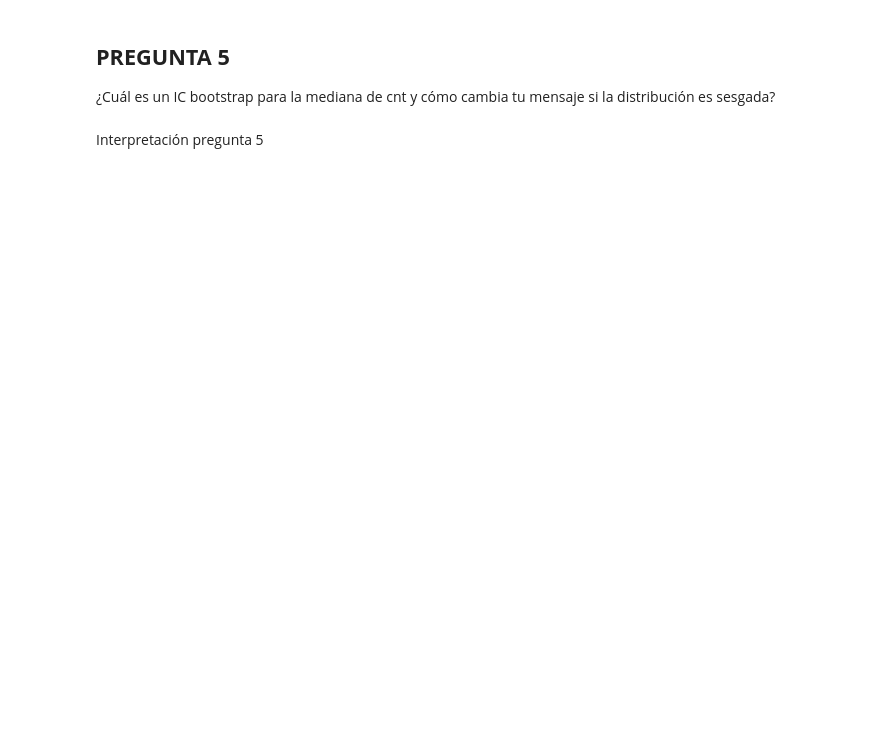
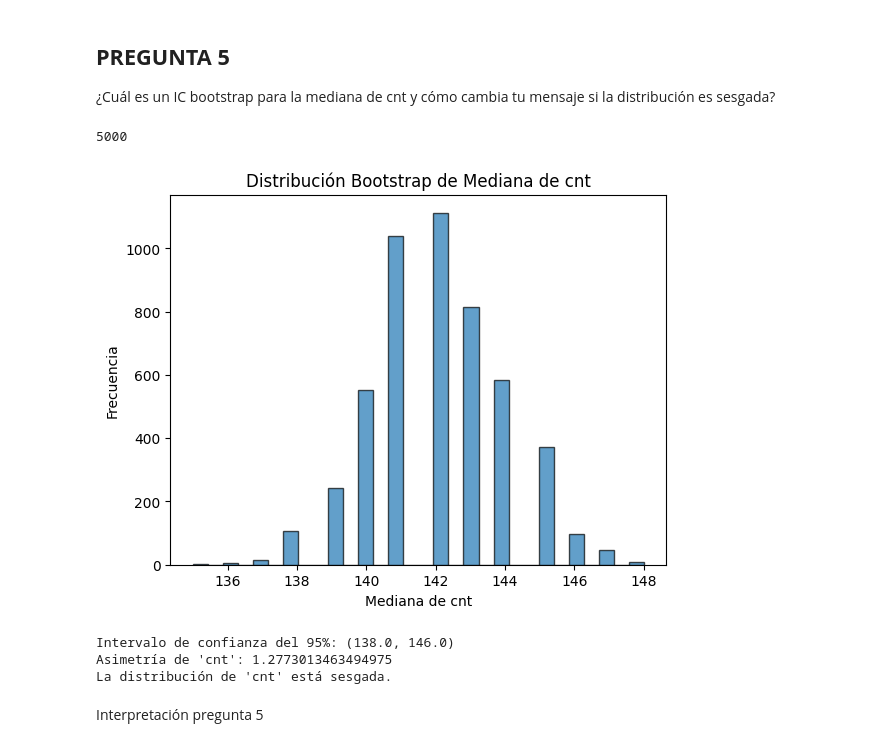
Before and after one commit to victoregomezf-maker/Bici-al-Trabajo-2026, a Jupyter notebook: Taller_Bici_al_Trabajo.ipynb, the cells around one changed output. Drawn from its saved outputs; the diff is of its cells as text; code cells hidden in the pictures; blank space fills up the shorter version.

```diff
--- a/Taller_Bici_al_Trabajo.ipynb
+++ b/Taller_Bici_al_Trabajo.ipynb
@@ -257,2 +307,38 @@ medians = []
+# %%
+# Número de remuestreos
+n_iterations = 5000
+sample_size = len(df['cnt'])
+medians = []
+for i in range(n_iterations):
+    sample = df['cnt'].sample(n=sample_size, replace=True)
+    median = sample.median()
+    medians.append(median)
+print(len(medians))
+
+plt.hist(medians, bins=30, alpha=0.7, edgecolor='black')
+plt.title('Distribución Bootstrap de Mediana de cnt')
+plt.xlabel('Mediana de cnt')
+plt.ylabel('Frecuencia')
+plt.show()
+
+# Calculate the confidence interval
+intervalo_inferior = np.percentile(medians, 2.5)
+intervalo_superior = np.percentile(medians, 97.5)
+print(f"Intervalo de confianza del 95%: ({intervalo_inferior}, {intervalo_superior})")
+
+# Check for skewness
+skewness = stats.skew(df['cnt'])
+print(f"Asimetría de 'cnt': {skewness}")
+
+if abs(skewness) > 0.5:  # A common rule of thumb for significant skewness
+    print("La distribución de 'cnt' está sesgada.")
+else:
+    print("La distribución de 'cnt' no está significativamente sesgada.")
+# %% [output]
+5000
+[figure, added]
+Intervalo de confianza del 95%: (138.0, 146.0)
+Asimetría de 'cnt': 1.2773013463494975
+La distribución de 'cnt' está sesgada.
 # %% [markdown]
 Interpretación pregunta 5
```
Also changed, not shown: parts of 8 cells of this notebook.
